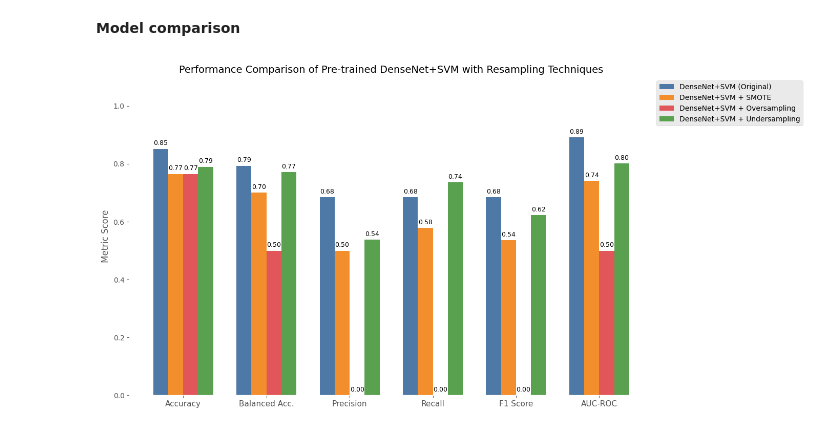
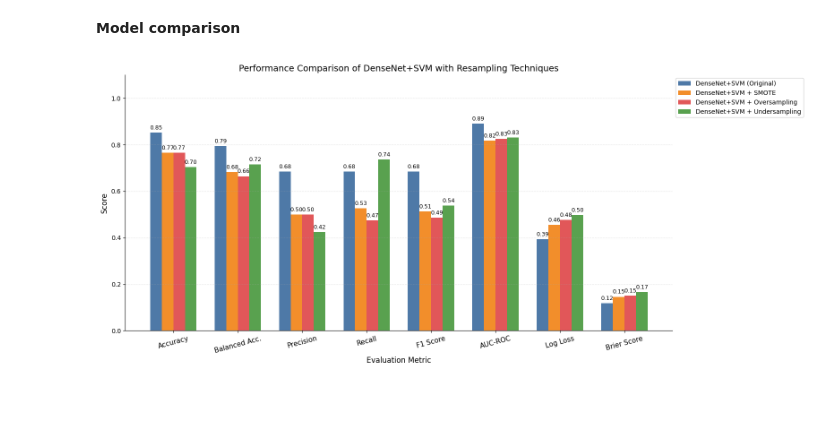
Before and after one commit to annam1102/Thesis_DSS, a Jupyter notebook: DenseNet+SVM_class_imbalance.ipynb, the cells around one changed output. Cells and saved outputs as stored; diff of their text form; code cells hidden in the pictures; blank space fills up the shorter version.

```diff
--- a/DenseNet+SVM_class_imbalance.ipynb
+++ b/DenseNet+SVM_class_imbalance.ipynb
@@ -1047,56 +1153,63 @@ weighted avg       0.84      0.77      0.78        81
 # %%
 import matplotlib.pyplot as plt
 import numpy as np
+import os
 
-# Define clear model names
+# Output path
+output_dir = "/content/drive/MyDrive/Thesis_Plots_q1"
+os.makedirs(output_dir, exist_ok=True)
+save_path = os.path.join(output_dir, "resampling_comparison_all_metrics.png")
+
+# Model names
 models = ['DenseNet+SVM (Original)', 'DenseNet+SVM + SMOTE', 'DenseNet+SVM + Oversampling', 'DenseNet+SVM + Undersampling']
 
-# Define metrics for each model
-accuracy = [0.8519, 0.7654, 0.7654, 0.7901]
-balanced_accuracy = [0.7937, 0.7008, 0.5000, 0.7716]
-precision = [0.6842, 0.5000, 0.0000, 0.5385]
-recall = [0.6842, 0.5789, 0.0000, 0.7368]
-f1 = [0.6842, 0.5366, 0.0000, 0.6222]
-auc = [0.8913, 0.7419, 0.5000, 0.8014]
+# Metrics for each model
+accuracy         = [0.8519, 0.7654, 0.7654, 0.7037]
+balanced_accuracy= [0.7937, 0.6825, 0.6643, 0.7152]
+precision        = [0.6842, 0.5000, 0.5000, 0.4242]
+recall           = [0.6842, 0.5263, 0.4737, 0.7368]
+f1               = [0.6842, 0.5128, 0.4865, 0.5385]
+auc              = [0.8913, 0.8175, 0.8251, 0.8311]
+log_loss         = [0.3932, 0.4551, 0.4768, 0.4971]
+brier_score      = [0.1185, 0.1460, 0.1506, 0.1667]
 
-# Group metrics into array
-metric_names = ['Accuracy', 'Balanced Acc.', 'Precision', 'Recall', 'F1 Score', 'AUC-ROC']
-metrics = np.array([accuracy, balanced_accuracy, precision, recall, f1, auc])  # shape (6, 4)
+# Combine metrics
+metric_names = ['Accuracy', 'Balanced Acc.', 'Precision', 'Recall', 'F1 Score', 'AUC-ROC', 'Log Loss', 'Brier Score']
+metrics = np.array([accuracy, balanced_accuracy, precision, recall, f1, auc, log_loss, brier_score])
 
-# Plotting setup
+# Plotting
 x = np.arange(len(metric_names))
 bar_width = 0.18
 colors = ['#4E79A7', '#F28E2B', '#E15759', '#59A14F']
 
-fig, ax = plt.subplots(figsize=(14, 7))
+fig, ax = plt.subplots(figsize=(16, 7))
 for i in range(len(models)):
     bars = ax.bar(x + i * bar_width, metrics[:, i], width=bar_width, label=models[i], color=colors[i])
-
-    # Annotate values on top of bars
     for bar in bars:
         height = bar.get_height()
         ax.annotate(f'{height:.2f}',
                     xy=(bar.get_x() + bar.get_width() / 2, height),
                     xytext=(0, 3),
                     textcoords="offset points",
                     ha='center', va='bottom', fontsize=9)
 
-# Define axes and layout
-ax.set_ylabel('Metric Score')
-ax.set_title('Performance Comparison of Pre-trained DenseNet+SVM with Resampling Techniques', fontsize=14)
+# Styling
+ax.set_ylabel('Score', fontsize=12)
+ax.set_xlabel('Evaluation Metric', fontsize=12)
+ax.set_title('Performance Comparison of DenseNet+SVM with Resampling Techniques', fontsize=14)
 ax.set_xticks(x + bar_width * 1.5)
-ax.set_xticklabels(metric_names, fontsize=11)
+ax.set_xticklabels(metric_names, fontsize=11, rotation=15)
 ax.set_ylim(0, 1.1)
 ax.legend(loc='upper left', bbox_to_anchor=(1, 1))
 ax.set_facecolor('white')
 ax.grid(True, axis='y', linestyle='--', alpha=0.3)
 ax.spines['top'].set_visible(False)
 ax.spines['right'].set_visible(False)
 plt.tight_layout()
+
+# Save to Drive
+plt.savefig(save_path, dpi=300, bbox_inches='tight')
 plt.show()
-
-# Save the bar chart
-plt.savefig("resampling_plot.png", dpi=300, bbox_inches='tight')
 plt.close()
 # %% [output]
-[figure, old version]
+[figure, new version]
```
Also changed, not shown: parts of 56 cells of this notebook.
